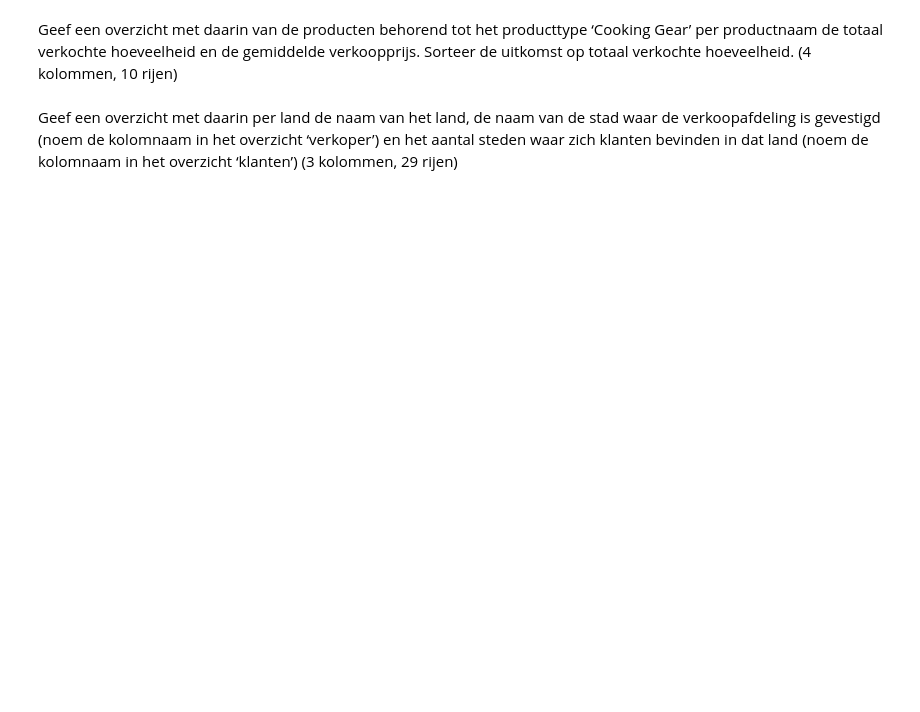
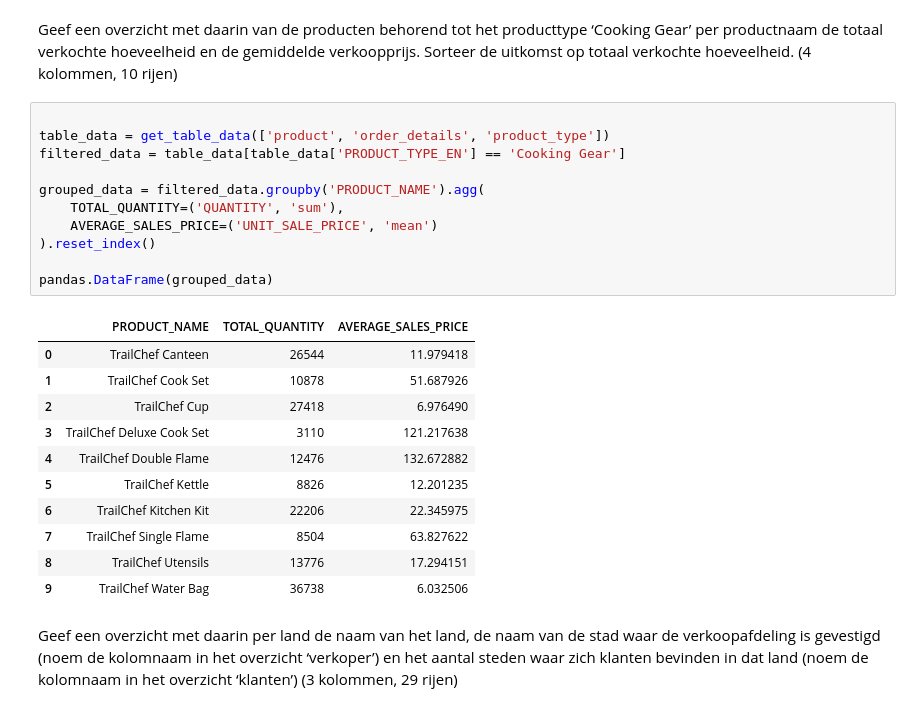
Before and after one commit to Wollepluis/DEDSPortfolio, a Jupyter notebook: Week1/DEDS_WC_1.2_en_1.3_Opdrachten.ipynb, the cells around one changed output. Drawn from its saved outputs; the diff is of its cells as text; blank space fills up the shorter version.

```diff
--- a/Week1/DEDS_WC_1.2_en_1.3_Opdrachten.ipynb
+++ b/Week1/DEDS_WC_1.2_en_1.3_Opdrachten.ipynb
@@ -238,4 +471,27 @@ Geef een overzicht met daarin per land het aantal vestigingen van klanten die zi
 # %% [markdown]
 Geef een overzicht met daarin van de producten behorend tot het producttype ‘Cooking Gear’ per productnaam de totaal verkochte hoeveelheid en de gemiddelde verkoopprijs. Sorteer de uitkomst op totaal verkochte hoeveelheid. (4 kolommen, 10 rijen)
+# %%
+
+table_data = get_table_data(['product', 'order_details', 'product_type'])
+filtered_data = table_data[table_data['PRODUCT_TYPE_EN'] == 'Cooking Gear']
+
+grouped_data = filtered_data.groupby('PRODUCT_NAME').agg(
+    TOTAL_QUANTITY=('QUANTITY', 'sum'),
+    AVERAGE_SALES_PRICE=('UNIT_SALE_PRICE', 'mean')
+).reset_index()
+
+pandas.DataFrame(grouped_data)
+# %% [output]
+|  | PRODUCT_NAME | TOTAL_QUANTITY | AVERAGE_SALES_PRICE |
+| 0 | TrailChef Canteen | 26544 | 11.979418 |
+| 1 | TrailChef Cook Set | 10878 | 51.687926 |
+| 2 | TrailChef Cup | 27418 | 6.976490 |
+| 3 | TrailChef Deluxe Cook Set | 3110 | 121.217638 |
+| 4 | TrailChef Double Flame | 12476 | 132.672882 |
+| 5 | TrailChef Kettle | 8826 | 12.201235 |
+| 6 | TrailChef Kitchen Kit | 22206 | 22.345975 |
+| 7 | TrailChef Single Flame | 8504 | 63.827622 |
+| 8 | TrailChef Utensils | 13776 | 17.294151 |
+| 9 | TrailChef Water Bag | 36738 | 6.032506 |
 # %% [markdown]
 Geef een overzicht met daarin per land de naam van het land, de naam van de stad waar de verkoopafdeling is gevestigd (noem de kolomnaam in het overzicht ‘verkoper’) en het aantal steden waar zich klanten bevinden in dat land (noem de kolomnaam in het overzicht ‘klanten’) (3 kolommen, 29 rijen)
```
Also changed, not shown: parts of 29 cells of this notebook.
